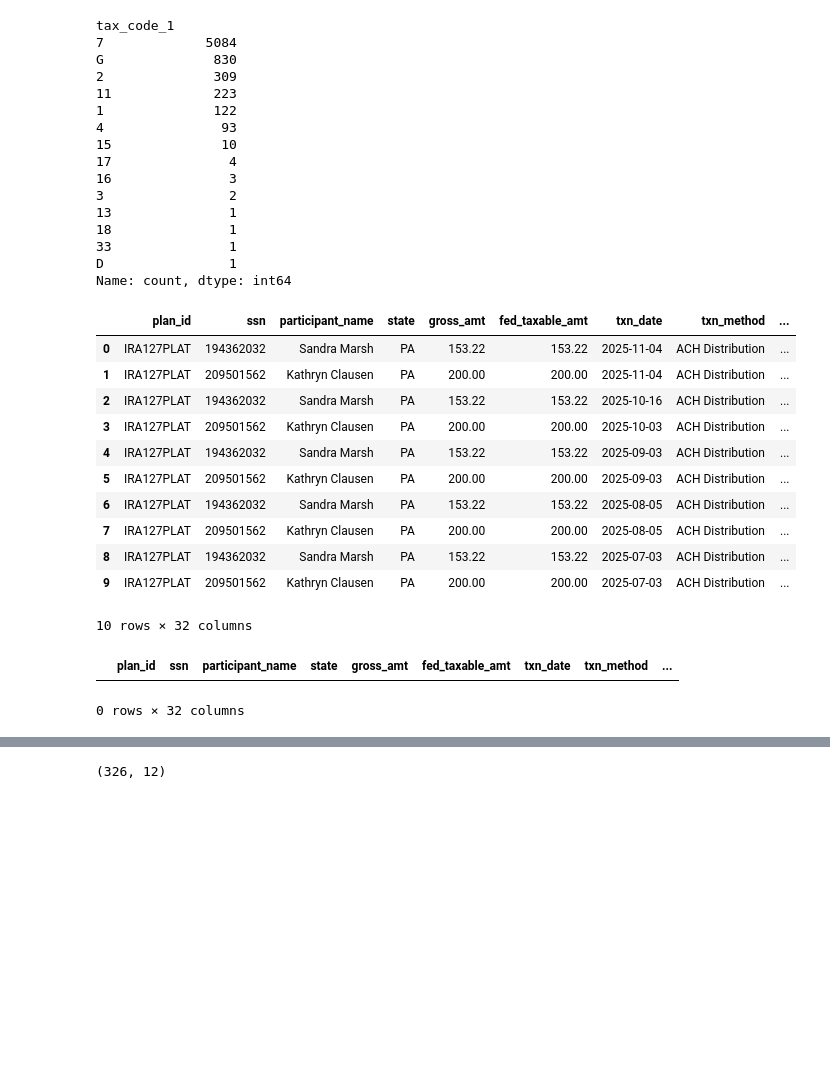
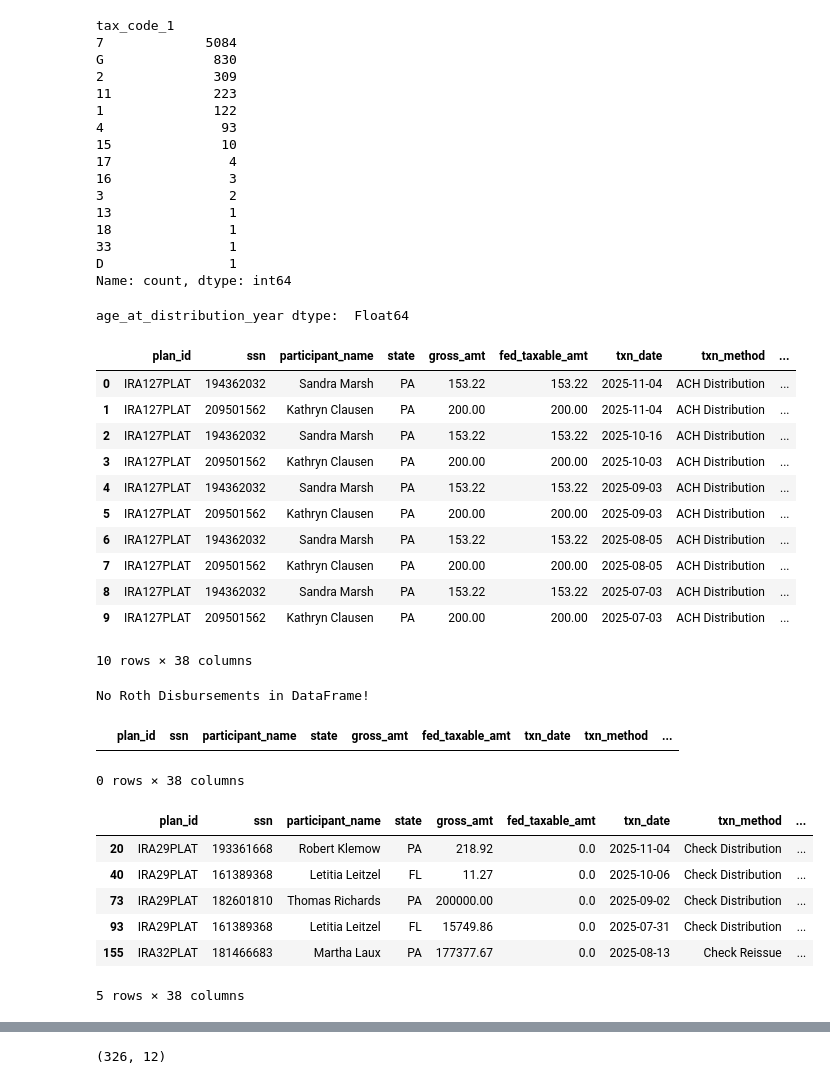
Before and after one commit to manuel-reyes-ml/1099_reconciliation_pipeline, a Jupyter notebook: notebooks/04_match_demo_analysis.ipynb, the cells around one changed output, grey strips where cells are left out. Drawn from its saved outputs; the diff is of its cells as text; code cells hidden in the pictures; blank space fills up the shorter version.

```diff
--- a/notebooks/04_match_demo_analysis.ipynb
+++ b/notebooks/04_match_demo_analysis.ipynb
@@ -109,8 +109,10 @@ G              830
 D                1
 Name: count, dtype: int64
 # %%
+print("age_at_distribution_year dtype: ", age_matches["age_at_distribution_year"].dtype)
 age_matches.head(10)
 # %% [output]
+age_at_distribution_year dtype:  Float64
 |  | plan_id | ssn | participant_name | state | gross_amt | fed_taxable_amt | txn_date | txn_method | ... |
 | 0 | IRA127PLAT | 194362032 | Sandra Marsh | PA | 153.22 | 153.22 | 2025-11-04 | ACH Distribution | ... |
 | 1 | IRA127PLAT | 209501562 | Kathryn Clausen | PA | 200.00 | 200.00 | 2025-11-04 | ACH Distribution | ... |
@@ -122,14 +124,29 @@ age_matches.head(10)
 | 7 | IRA127PLAT | 209501562 | Kathryn Clausen | PA | 200.00 | 200.00 | 2025-08-05 | ACH Distribution | ... |
 | 8 | IRA127PLAT | 194362032 | Sandra Marsh | PA | 153.22 | 153.22 | 2025-07-03 | ACH Distribution | ... |
 | 9 | IRA127PLAT | 209501562 | Kathryn Clausen | PA | 200.00 | 200.00 | 2025-07-03 | ACH Distribution | ... |
-10 rows × 32 columns
+10 rows × 38 columns
 # %%
 non_roth_test = age_matches[age_matches["plan_id"].str.startswith("300005") | age_matches["plan_id"].str.endswith("R")]
+assert non_roth_test.empty, "WE HAVE ROTH DISBURSEMENTS!"
+
+print("No Roth Disbursements in DataFrame!")
 
 non_roth_test.head()
 # %% [output]
+No Roth Disbursements in DataFrame!
 |  | plan_id | ssn | participant_name | state | gross_amt | fed_taxable_amt | txn_date | txn_method | ... |
-0 rows × 32 columns
+0 rows × 38 columns
+# %%
+rollover_test = age_matches[age_matches["tax_code_1"].eq("G")]
+rollover_test.head()
+# %% [output]
+|  | plan_id | ssn | participant_name | state | gross_amt | fed_taxable_amt | txn_date | txn_method | ... |
+| 20 | IRA29PLAT | 193361668 | Robert Klemow | PA | 218.92 | 0.0 | 2025-11-04 | Check Distribution | ... |
+| 40 | IRA29PLAT | 161389368 | Letitia Leitzel | FL | 11.27 | 0.0 | 2025-10-06 | Check Distribution | ... |
+| 73 | IRA29PLAT | 182601810 | Thomas Richards | PA | 200000.00 | 0.0 | 2025-09-02 | Check Distribution | ... |
+| 93 | IRA29PLAT | 161389368 | Letitia Leitzel | FL | 15749.86 | 0.0 | 2025-07-31 | Check Distribution | ... |
+| 155 | IRA32PLAT | 181466683 | Martha Laux | PA | 177377.67 | 0.0 | 2025-08-13 | Check Reissue | ... |
+5 rows × 38 columns
 # %%
 logic_test = age_matches[age_matches["match_status"] != "perfect_match"]
 
```
Also changed, not shown: parts of 8 cells of this notebook, 1 other file.
